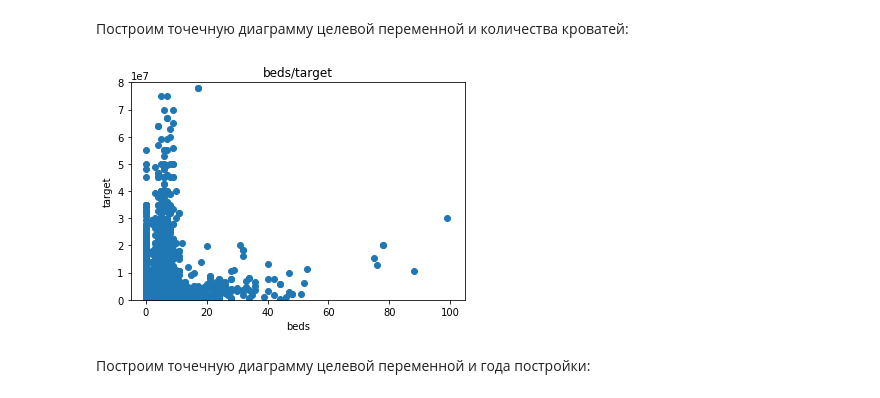
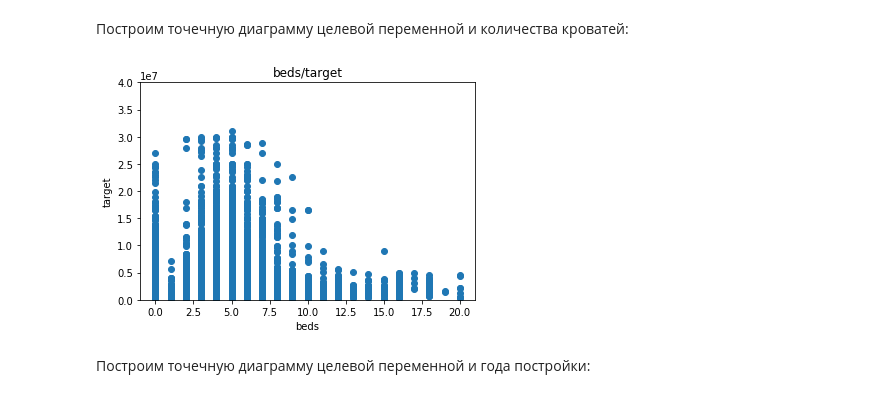
Before and after one commit to AndruKP/house-prices-prediction, a Jupyter notebook: house_prices_prediction.ipynb, the cells around one changed output. Saved outputs shown, nothing was run; the diff lists cells and outputs as text; code cells hidden in the pictures.

```diff
--- a/house_prices_prediction.ipynb
+++ b/house_prices_prediction.ipynb
@@ -538,3 +538,3 @@ plt.show()
 # %%
-df = df.loc[(df['sqft']>100) & (df['sqft'] < 10**5)]
+df = df.loc[(df['sqft']> 300) & (df['sqft'] < 10**4)]
 # %%
@@ -558,0 +559,2 @@ plt.show()
+# %%
+df = df.loc[(df['beds'] <= 20)]
@@ -569,2 +577,2 @@ plt.show()
 # %%
-df = df.where(df['stories']<70,2)
+df = df.where(df['stories']<100,2)
@@ -598,3 +607,5 @@ plt.show()
+# %%
+df = df.where(df['baths']<40,2)
 # %% [markdown]
 Построим гистограмму распределений ванных, убрав объекты, где количество ванных больше 20 или равно 0:
 # %%
@@ -664,17 +675,17 @@ plt.show()
 Построим точечную диаграмму целевой переменной и количества кроватей:
 # %%
 _ = plt.scatter(df['beds'],df['target'])
-# Ограничим график по осям, чтобы рассмотреть данные без шумов
-plt.xlim(-5,105)
-plt.ylim(-10,1e7*8)
+# Ограничим график по осям
+plt.xlim(-1,21)
+plt.ylim(-10,1e7*4)
 
 plt.title('beds/target')
 plt.xlabel('beds')
 plt.ylabel('target')
 
 plt.show()
 # %% [output]
-[figure, old version]
+[figure, new version]
 # %% [markdown]
 Построим точечную диаграмму целевой переменной и года постройки:
 # %%
```
Also changed, not shown: parts of 82 cells of this notebook.
